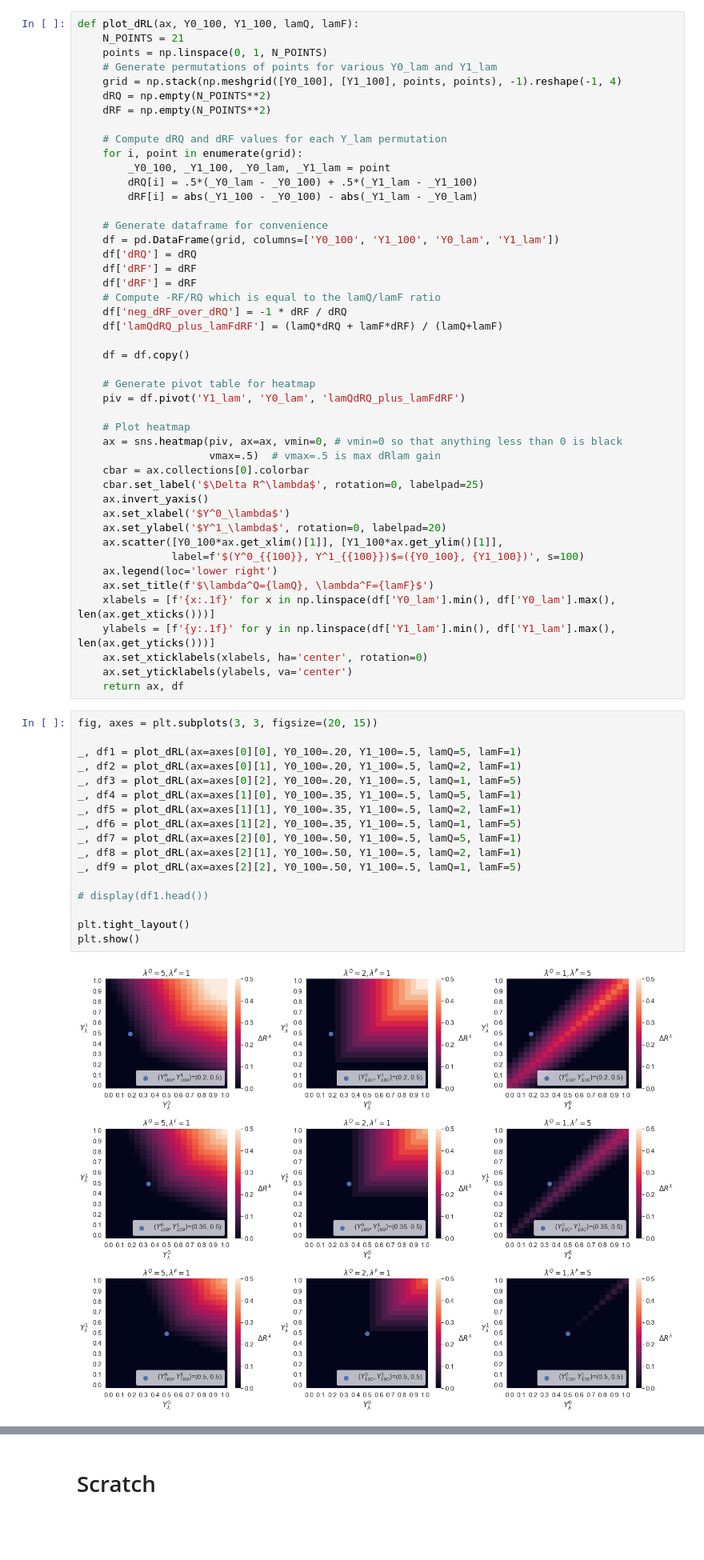
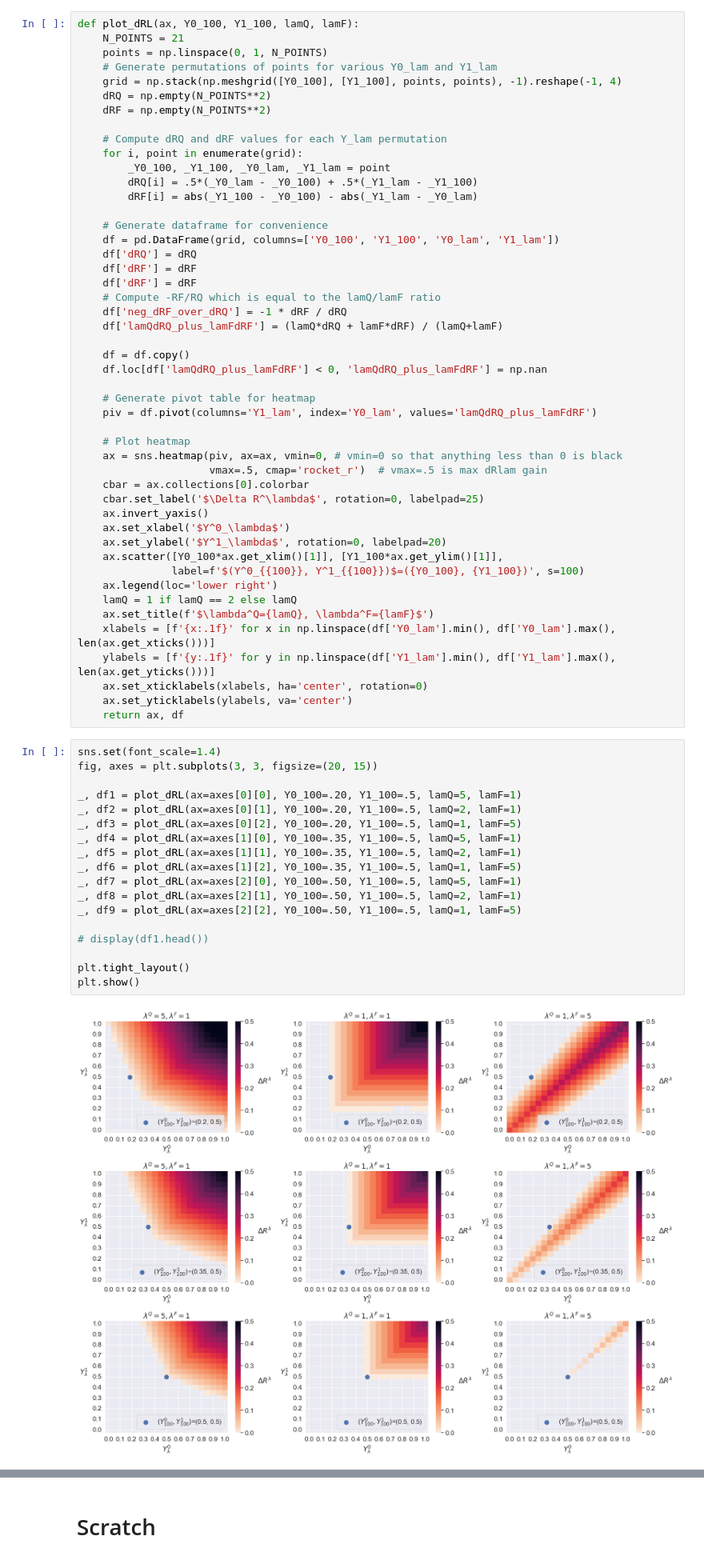
Before and after one commit to jackblandin/research, a Jupyter notebook: experiments/fairness/fairness-through-multiobjective-rewards--heatmaps.ipynb, the cells around one changed output, grey strips where cells are left out. Shown at 80% size. Drawn from its saved outputs; the diff is of its cells as text; blank space fills up the shorter version.

```diff
--- a/experiments/fairness/fairness-through-multiobjective-rewards--heatmaps.ipynb
+++ b/experiments/fairness/fairness-through-multiobjective-rewards--heatmaps.ipynb
@@ -33,13 +37,14 @@ def plot_dRL(ax, Y0_100, Y1_100, lamQ, lamF):
     df['lamQdRQ_plus_lamFdRF'] = (lamQ*dRQ + lamF*dRF) / (lamQ+lamF)
 
     df = df.copy()
+    df.loc[df['lamQdRQ_plus_lamFdRF'] < 0, 'lamQdRQ_plus_lamFdRF'] = np.nan
 
     # Generate pivot table for heatmap
-    piv = df.pivot('Y1_lam', 'Y0_lam', 'lamQdRQ_plus_lamFdRF')
+    piv = df.pivot(columns='Y1_lam', index='Y0_lam', values='lamQdRQ_plus_lamFdRF')
 
     # Plot heatmap
     ax = sns.heatmap(piv, ax=ax, vmin=0, # vmin=0 so that anything less than 0 is black
-                     vmax=.5)  # vmax=.5 is max dRlam gain
+                     vmax=.5, cmap='rocket_r')  # vmax=.5 is max dRlam gain
     cbar = ax.collections[0].colorbar
     cbar.set_label('$\Delta R^\lambda$', rotation=0, labelpad=25)
     ax.invert_yaxis()
@@ -48,6 +53,7 @@ def plot_dRL(ax, Y0_100, Y1_100, lamQ, lamF):
     ax.scatter([Y0_100*ax.get_xlim()[1]], [Y1_100*ax.get_ylim()[1]],
                label=f'$(Y^0_{{100}}, Y^1_{{100}})$=({Y0_100}, {Y1_100})', s=100)
     ax.legend(loc='lower right')
+    lamQ = 1 if lamQ == 2 else lamQ
     ax.set_title(f'$\lambda^Q={lamQ}, \lambda^F={lamF}$')
     xlabels = [f'{x:.1f}' for x in np.linspace(df['Y0_lam'].min(), df['Y0_lam'].max(), len(ax.get_xticks()))]
     ylabels = [f'{y:.1f}' for y in np.linspace(df['Y1_lam'].min(), df['Y1_lam'].max(), len(ax.get_yticks()))]
@@ -55,24 +61,25 @@ def plot_dRL(ax, Y0_100, Y1_100, lamQ, lamF):
     ax.set_yticklabels(ylabels, va='center')
     return ax, df
 # %%
+sns.set(font_scale=1.4)
 fig, axes = plt.subplots(3, 3, figsize=(20, 15))
 
 _, df1 = plot_dRL(ax=axes[0][0], Y0_100=.20, Y1_100=.5, lamQ=5, lamF=1)
 _, df2 = plot_dRL(ax=axes[0][1], Y0_100=.20, Y1_100=.5, lamQ=2, lamF=1)
 _, df3 = plot_dRL(ax=axes[0][2], Y0_100=.20, Y1_100=.5, lamQ=1, lamF=5)
 _, df4 = plot_dRL(ax=axes[1][0], Y0_100=.35, Y1_100=.5, lamQ=5, lamF=1)
 _, df5 = plot_dRL(ax=axes[1][1], Y0_100=.35, Y1_100=.5, lamQ=2, lamF=1)
 _, df6 = plot_dRL(ax=axes[1][2], Y0_100=.35, Y1_100=.5, lamQ=1, lamF=5)
 _, df7 = plot_dRL(ax=axes[2][0], Y0_100=.50, Y1_100=.5, lamQ=5, lamF=1)
 _, df8 = plot_dRL(ax=axes[2][1], Y0_100=.50, Y1_100=.5, lamQ=2, lamF=1)
 _, df9 = plot_dRL(ax=axes[2][2], Y0_100=.50, Y1_100=.5, lamQ=1, lamF=5)
 
 # display(df1.head())
 
 plt.tight_layout()
 plt.show()
 # %% [output]
-[figure, old version]
+[figure, new version]
 # %% [markdown]
 ### Interpreting figure
 * The above figure shows the "attractiveness" (i.e. $\Delta R^\lambda$) of each possible $(Y^1_\lambda, Y^0_\lambda)$ outcome for 3 different cost-optimal Y-values and 3 different $\lambda^Q/\lambda^F$ ratios.
```
Also changed, not shown: parts of 12 cells of this notebook, 4 other files.
